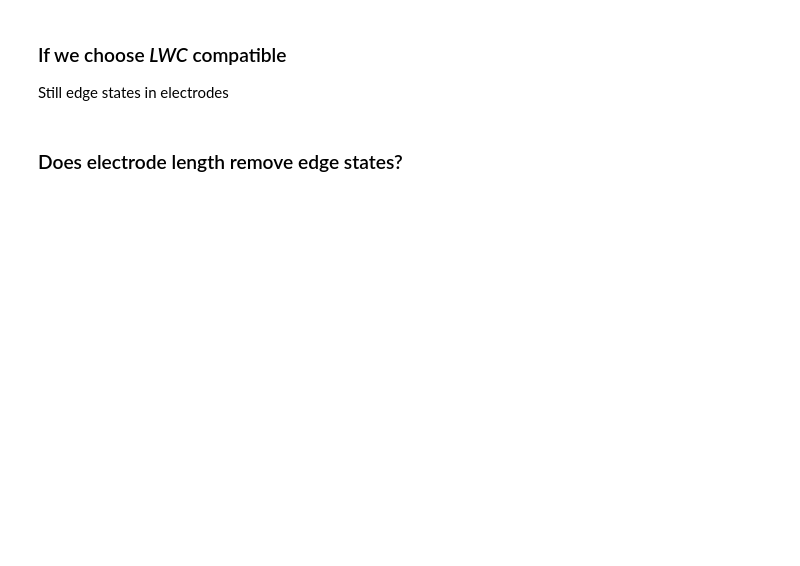
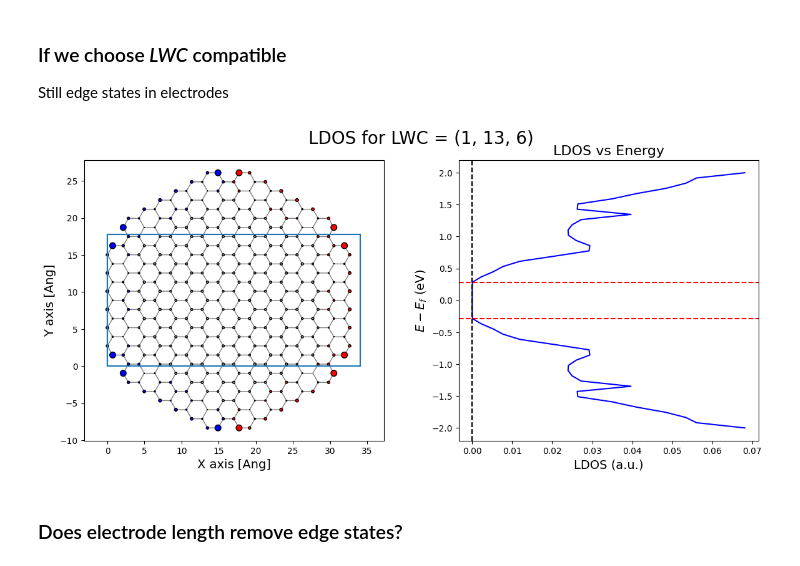
Before and after one commit to BastianValhoj/QuantumTwistingMicroscope, a Jupyter notebook: QTM/presentation/presentation.ipynb, the cells around one changed output. Drawn from its saved outputs; the diff is of its cells as text; code cells hidden in the pictures; blank space fills up the shorter version.

```diff
--- a/QTM/presentation/presentation.ipynb
+++ b/QTM/presentation/presentation.ipynb
@@ -201,8 +220,11 @@ show_ldos_pdos_old(lwc)
 Still edge states in electrodes
 # %%
 lwc = infer_centersize(1, i=6)
-lwc = 1,37,18
+# lwc = 1,37,18
+lwc = 1,13,6
 show_ldos_pdos_old(lwc)
+# %% [output]
+[figure, added]
 # %% [markdown]
 ### Does electrode length remove edge states?
 # %%
```
Also changed, not shown: parts of 11 cells of this notebook.
